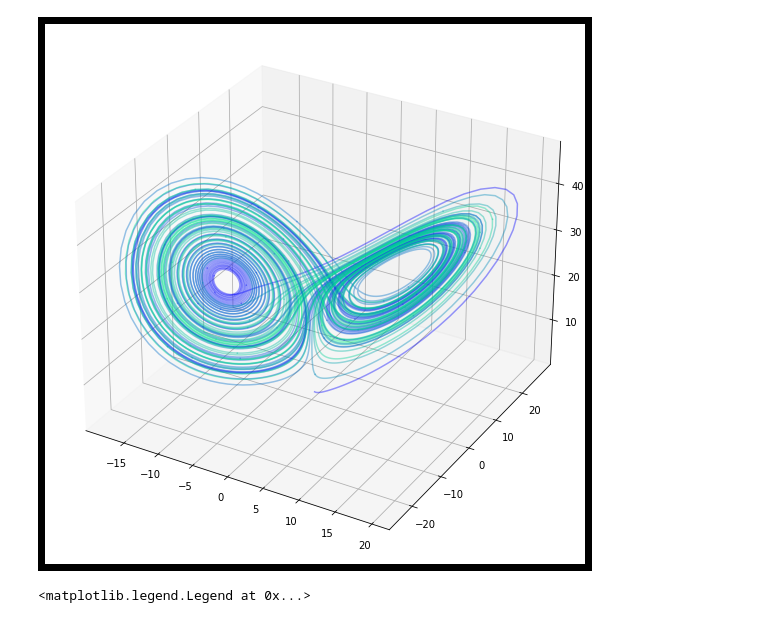
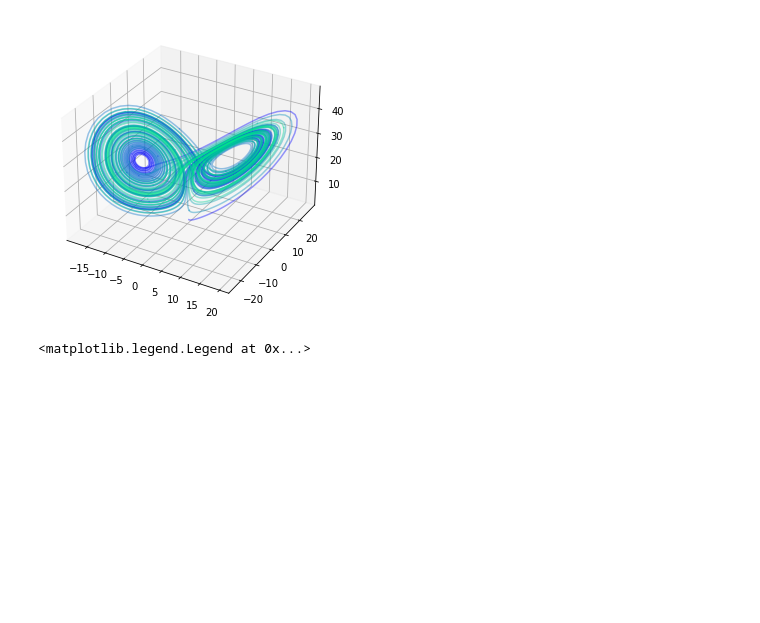
Before and after one commit to MagriLab/POLA-LSTM, a Jupyter notebook: Lorenz_data_plot.ipynb, the cells around one changed output. Cells and saved outputs as stored; diff of their text form; code cells hidden in the pictures; blank space fills up the shorter version.

Commit message:
corrected lorenz solution plots

```diff
--- a/Lorenz_data_plot.ipynb
+++ b/Lorenz_data_plot.ipynb
@@ -8,8 +8,0 @@ import csv
-# %%
-def solution_from_np(filename):
-    lorenz_sol = np.genfromtxt(filename, delimiter=',')
-    time = lorenz_sol[0, :]
-    x = lorenz_sol[1, :]
-    y = lorenz_sol[2, :]
-    z = lorenz_sol[3, :]
-    return time, x, y,z
@@ -24,25 +11,25 @@ t, x, y, z = solution_from_np('CSV/lorenz_init1.csv')
 t, x_2, y_2, z_2 = solution_from_np('CSV/lorenz_init2.csv')
 # %%
 # Plot the Lorenz attractor using a Matplotlib 3D projection.
-fig = plt.figure(facecolor='k', figsize=(WIDTH/DPI, HEIGHT/DPI))
+fig = plt.figure()
 ax = fig.gca(projection='3d')
 #ax.set_facecolor('k')
 fig.subplots_adjust(left=0, right=1, bottom=0, top=1)
 
 # Make the line multi-coloured by plotting it in segments of length s which
 # change in colour across the whole time series.
 n=len(x)
 s = 100
 cmap = plt.cm.winter # winter
 cmap_2 = plt.cm.autumn  #autumn
 for i in range(0, n-s, s):
     ax.plot(x[i:i+s+1], y[i:i+s+1], z[i:i+s+1], color=cmap(i/n), alpha=0.4)
     ax.set_title('')
     #ax.plot(x_2[i:i+s+1], y_2[i:i+s+1], z_2[i:i+s+1], color=cmap_2(i/n), alpha=0.4)
     #plt.pause(0.05)  # plot both curves incrementally
 plt.show()
 # %% [output]
-[figure, old version]
+[figure, new version]
 # %%
 fig, (ax1, ax2, ax3) = plt.subplots(3, sharex=True)#, figsize=(15, 15))
 fig.suptitle('Development over time for two different initial conditions')
```
Also changed, not shown: parts of 3 cells of this notebook, 1 other file.
